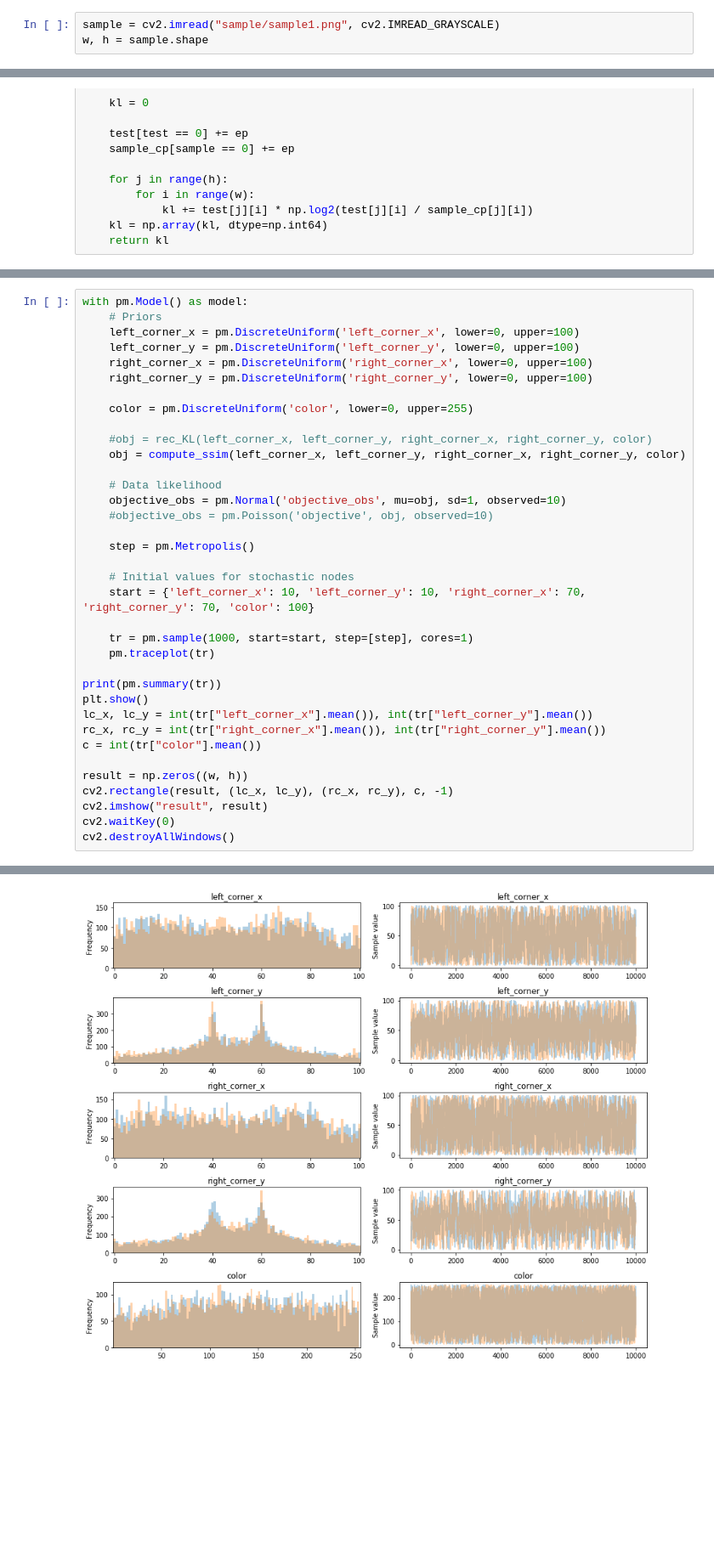
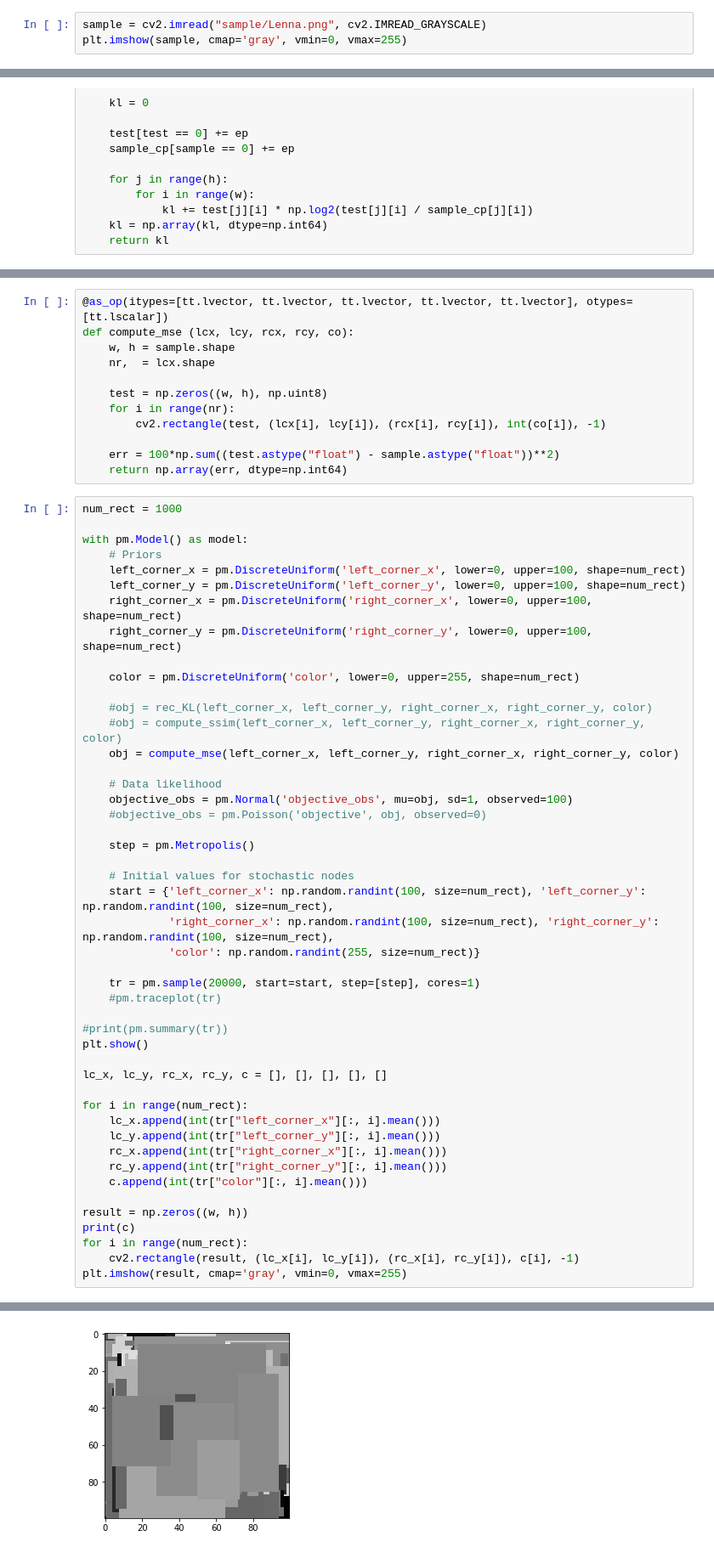
Before and after one commit to mighty1231/BayesianOnImage, a Jupyter notebook: Untitled1.ipynb, the cells around one changed output, grey strips where cells are left out. Shown at 85% size. Saved outputs shown, nothing was run; the diff lists cells and outputs as text; blank space fills up the shorter version.

```diff
--- a/Untitled1.ipynb
+++ b/Untitled1.ipynb
@@ -10,3 +12,3 @@ from skimage.measure import compare_ssim as ssim
 # %%
-sample = cv2.imread("sample/sample1.png", cv2.IMREAD_GRAYSCALE)
-w, h = sample.shape
+sample = cv2.imread("sample/Lenna.png", cv2.IMREAD_GRAYSCALE)
+plt.imshow(sample, cmap='gray', vmin=0, vmax=255)
@@ -43,40 +51,63 @@ def compute_ssim(lcx, lcy, rcx, rcy, co):
     return np.array(err, dtype=np.int64)
+# %%
+@as_op(itypes=[tt.lvector, tt.lvector, tt.lvector, tt.lvector, tt.lvector], otypes=[tt.lscalar])
+def compute_mse (lcx, lcy, rcx, rcy, co):
+    w, h = sample.shape
+    nr,  = lcx.shape
+
+    test = np.zeros((w, h), np.uint8)
+    for i in range(nr):
+        cv2.rectangle(test, (lcx[i], lcy[i]), (rcx[i], rcy[i]), int(co[i]), -1)
+
+    err = 100*np.sum((test.astype("float") - sample.astype("float"))**2)
+    return np.array(err, dtype=np.int64)
 # %%
+num_rect = 1000
+
 with pm.Model() as model:
     # Priors
-    left_corner_x = pm.DiscreteUniform('left_corner_x', lower=0, upper=100)
-    left_corner_y = pm.DiscreteUniform('left_corner_y', lower=0, upper=100)
-    right_corner_x = pm.DiscreteUniform('right_corner_x', lower=0, upper=100)
-    right_corner_y = pm.DiscreteUniform('right_corner_y', lower=0, upper=100)
+    left_corner_x = pm.DiscreteUniform('left_corner_x', lower=0, upper=100, shape=num_rect)
+    left_corner_y = pm.DiscreteUniform('left_corner_y', lower=0, upper=100, shape=num_rect)
+    right_corner_x = pm.DiscreteUniform('right_corner_x', lower=0, upper=100, shape=num_rect)
+    right_corner_y = pm.DiscreteUniform('right_corner_y', lower=0, upper=100, shape=num_rect)
 
-    color = pm.DiscreteUniform('color', lower=0, upper=255)
+    color = pm.DiscreteUniform('color', lower=0, upper=255, shape=num_rect)
 
     #obj = rec_KL(left_corner_x, left_corner_y, right_corner_x, right_corner_y, color)
-    obj = compute_ssim(left_corner_x, left_corner_y, right_corner_x, right_corner_y, color)
+    #obj = compute_ssim(left_corner_x, left_corner_y, right_corner_x, right_corner_y, color)
+    obj = compute_mse(left_corner_x, left_corner_y, right_corner_x, right_corner_y, color)
 
     # Data likelihood
-    objective_obs = pm.Normal('objective_obs', mu=obj, sd=1, observed=10)
-    #objective_obs = pm.Poisson('objective', obj, observed=10)
+    objective_obs = pm.Normal('objective_obs', mu=obj, sd=1, observed=100)
+    #objective_obs = pm.Poisson('objective', obj, observed=0)
 
     step = pm.Metropolis()
 
     # Initial values for stochastic nodes
-    start = {'left_corner_x': 10, 'left_corner_y': 10, 'right_corner_x': 70, 'right_corner_y': 70, 'color': 100}
+    start = {'left_corner_x': np.random.randint(100, size=num_rect), 'left_corner_y': np.random.randint(100, size=num_rect),
+             'right_corner_x': np.random.randint(100, size=num_rect), 'right_corner_y': np.random.randint(100, size=num_rect),
+             'color': np.random.randint(255, size=num_rect)}
 
-    tr = pm.sample(1000, start=start, step=[step], cores=1)
-    pm.traceplot(tr)
+    tr = pm.sample(20000, start=start, step=[step], cores=1)
+    #pm.traceplot(tr)
 
-print(pm.summary(tr))
+#print(pm.summary(tr))
 plt.show()
-lc_x, lc_y = int(tr["left_corner_x"].mean()), int(tr["left_corner_y"].mean())
-rc_x, rc_y = int(tr["right_corner_x"].mean()), int(tr["right_corner_y"].mean())
-c = int(tr["color"].mean())
+
+lc_x, lc_y, rc_x, rc_y, c = [], [], [], [], []
+
+for i in range(num_rect):
+    lc_x.append(int(tr["left_corner_x"][:, i].mean()))
+    lc_y.append(int(tr["left_corner_y"][:, i].mean()))
+    rc_x.append(int(tr["right_corner_x"][:, i].mean()))
+    rc_y.append(int(tr["right_corner_y"][:, i].mean()))
+    c.append(int(tr["color"][:, i].mean()))
 
 result = np.zeros((w, h))
-cv2.rectangle(result, (lc_x, lc_y), (rc_x, rc_y), c, -1)
-cv2.imshow("result", result)
-cv2.waitKey(0)
-cv2.destroyAllWindows()
+print(c)
+for i in range(num_rect):
+    cv2.rectangle(result, (lc_x[i], lc_y[i]), (rc_x[i], rc_y[i]), c[i], -1)
+plt.imshow(result, cmap='gray', vmin=0, vmax=255)
 # %% [output]
 Sequential sampling (2 chains in 1 job)
 CompoundStep
@@ -102 +122 @@ color           4375.683452  0.999983
-[figure, old version]
+[figure, new version]
```
Also changed, not shown: parts of 6 cells of this notebook.
